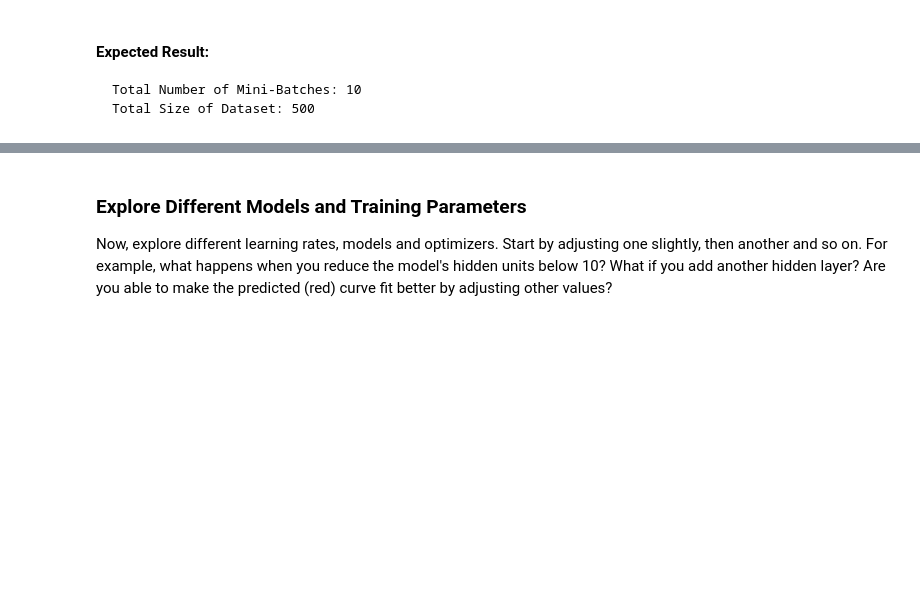
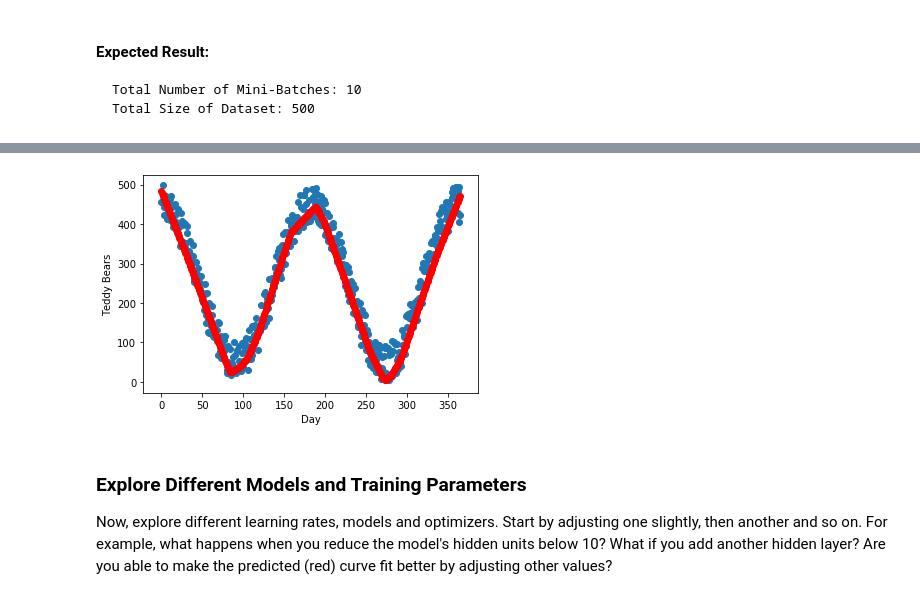
Before and after one commit to LeakyAI/PyTorch-Overview, a Jupyter notebook: Training and Inference 2 - Solution.ipynb, the cells around one changed output, grey strips where cells are left out. Cells and saved outputs as stored; diff of their text form; code cells hidden in the pictures; blank space fills up the shorter version.

```diff
--- a/Training and Inference 2 - Solution.ipynb
+++ b/Training and Inference 2 - Solution.ipynb
@@ -343,5 +352,6 @@ optimizer = torch.optim.Adam(net.parameters(), lr=0.01)
 criterion = torch.nn.MSELoss()
 
 # Train model using mini-batches and print out result
-net = trainMiniBatch(500, net, train_loader, criterion, optimizer)
+train(500, net, train_loader, val_loader, criterion, optimizer)
 displayResults(net,x,scaleInput,scaleOutput,day,teddyBears)
+# %% [output]
@@ -348,3 +368,4 @@ displayResults(net,x,scaleInput,scaleOutput,day,teddyBears)
+[figure, added]
 # %% [markdown]
 ### Explore Different Models and Training Parameters
 Now, explore different learning rates, models and optimizers.  Start by adjusting one slightly, then another and so on.  For example, what happens when you reduce the model's hidden units below 10?  What if you add another hidden layer?   Are you able to make the predicted (red) curve fit better by adjusting other values?
```
Also changed, not shown: parts of 6 cells of this notebook.
